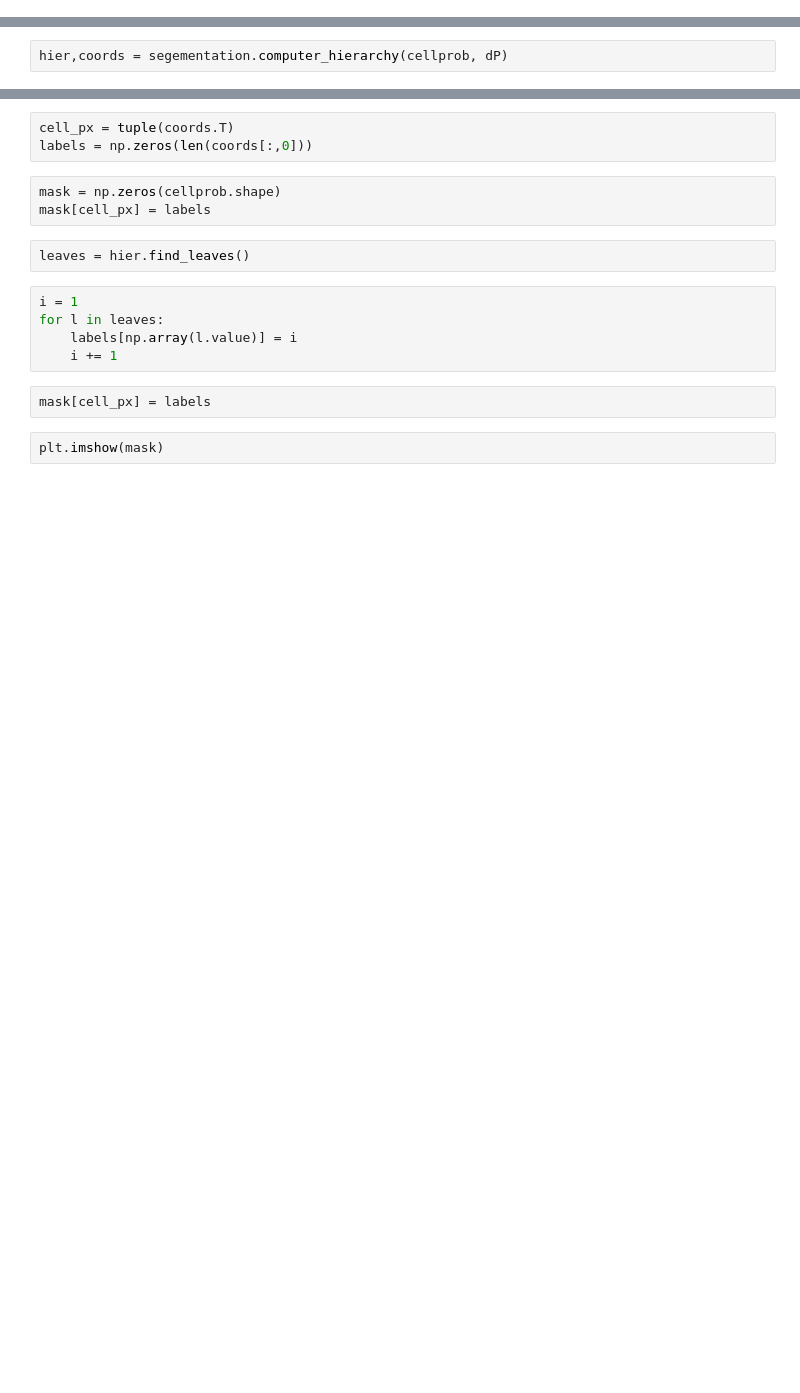
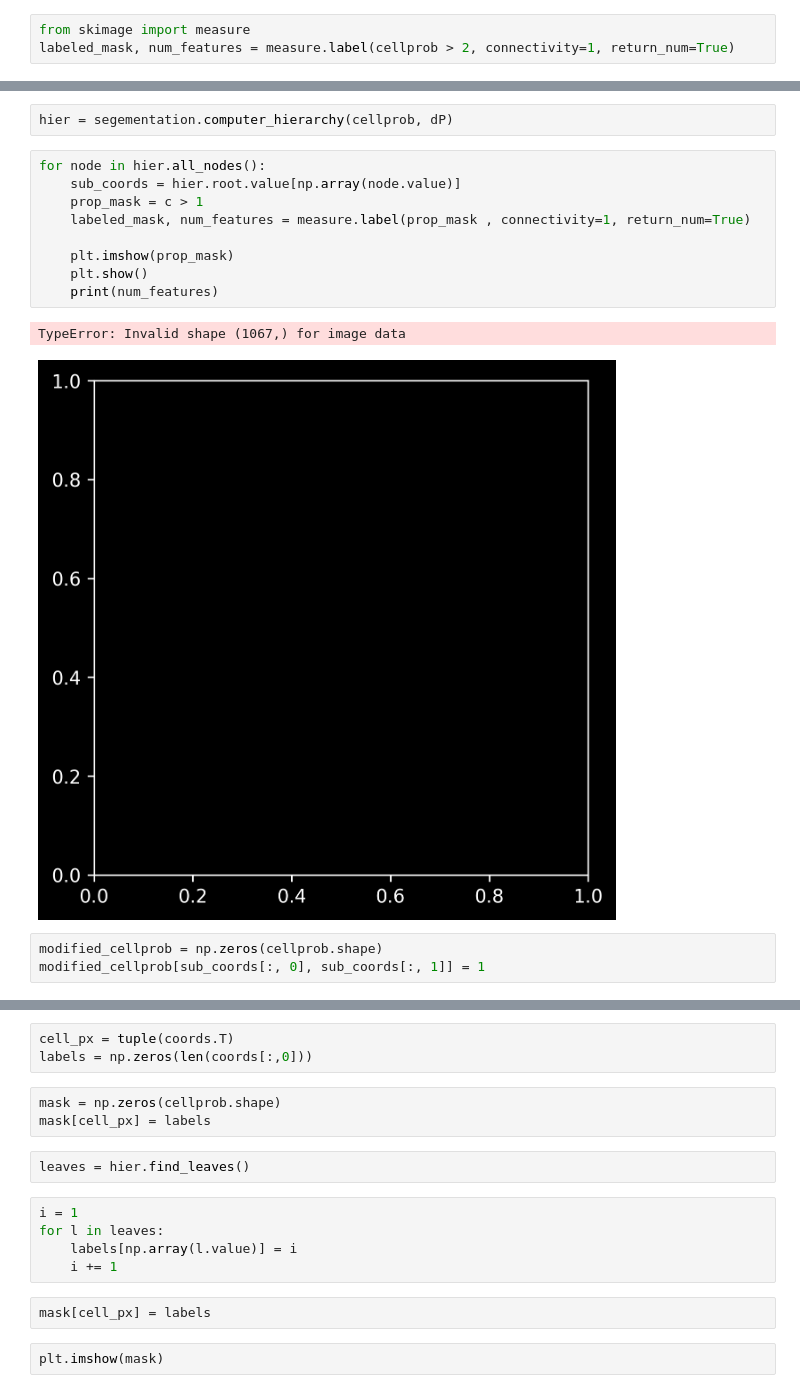
Before and after one commit to yyang35/bactrack, a Jupyter notebook: test.ipynb, the cells around one changed output, grey strips where cells are left out. Saved outputs shown, nothing was run; the diff lists cells and outputs as text; blank space fills up the shorter version.

```diff
--- a/test.ipynb
+++ b/test.ipynb
@@ -90,0 +94,3 @@ _run_cp be called
+# %%
+from skimage import measure
+labeled_mask, num_features = measure.label(cellprob > 2, connectivity=1, return_num=True)
@@ -91,2 +101,17 @@ _run_cp be called
 # %%
-hier,coords = segementation.computer_hierarchy(cellprob, dP)
+hier = segementation.computer_hierarchy(cellprob, dP)
+# %%
+for node in hier.all_nodes():
+    sub_coords = hier.root.value[np.array(node.value)]
+    prop_mask = c > 1
+    labeled_mask, num_features = measure.label(prop_mask , connectivity=1, return_num=True)
+
+    plt.imshow(prop_mask)
+    plt.show()
+    print(num_features)
+# %% [output]
+TypeError: Invalid shape (1067,) for image data
+[figure, added]
+# %%
+modified_cellprob = np.zeros(cellprob.shape)
+modified_cellprob[sub_coords[:, 0], sub_coords[:, 1]] = 1
```
Also changed, not shown: parts of 6 cells of this notebook, 6 other files.
